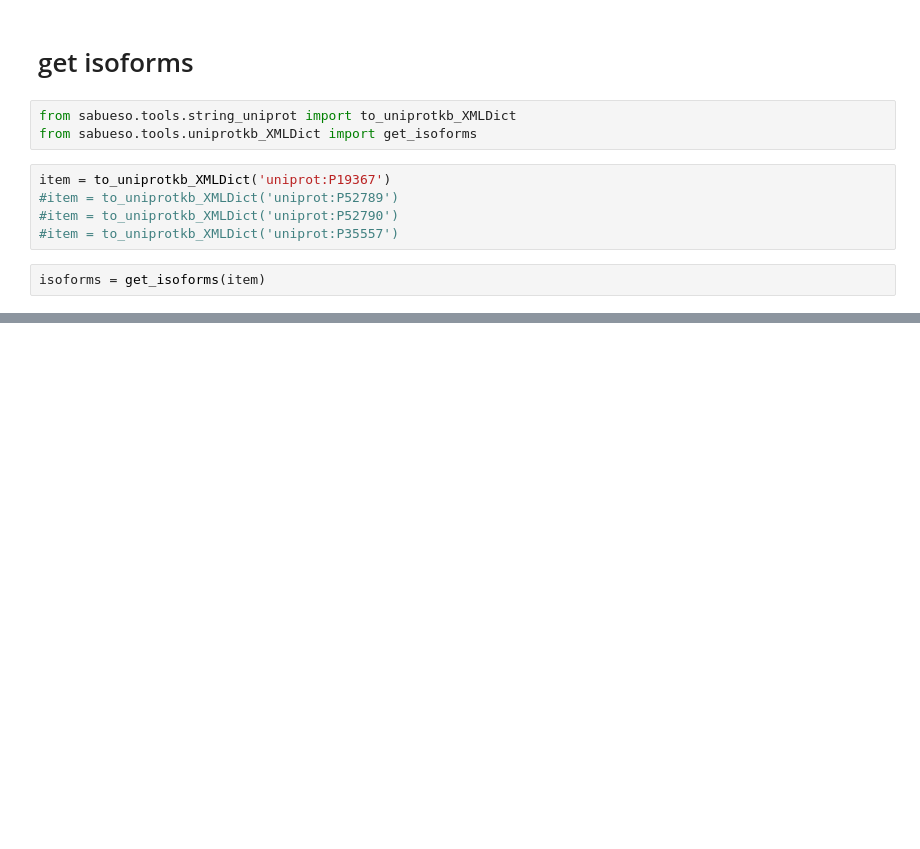
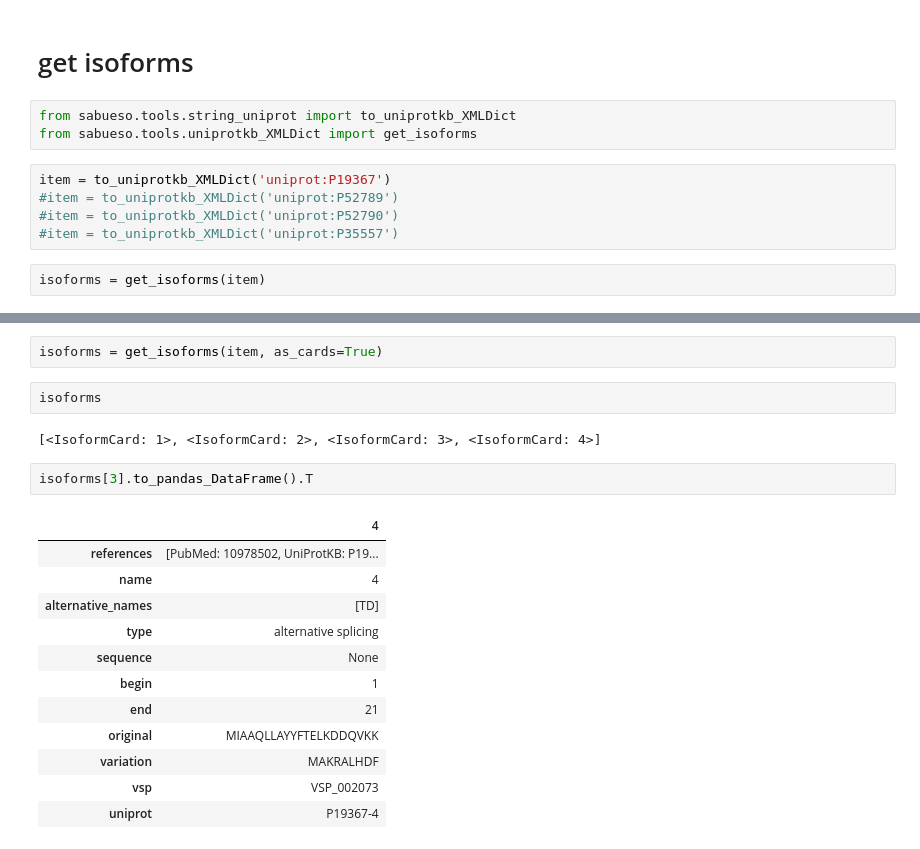
Before and after one commit to uibcdf/Sabueso_old, a Jupyter notebook: docs/contents/tools/uniprotkb_XMLDict/get_isoforms.ipynb, the cells around one changed output, grey strips where cells are left out. Drawn from its saved outputs; the diff is of its cells as text; blank space fills up the shorter version.

```diff
--- a/docs/contents/tools/uniprotkb_XMLDict/get_isoforms.ipynb
+++ b/docs/contents/tools/uniprotkb_XMLDict/get_isoforms.ipynb
@@ -35,0 +36,21 @@ isoforms
+# %%
+isoforms = get_isoforms(item, as_cards=True)
+# %%
+isoforms
+# %% [output]
+[<IsoformCard: 1>, <IsoformCard: 2>, <IsoformCard: 3>, <IsoformCard: 4>]
+# %%
+isoforms[3].to_pandas_DataFrame().T
+# %% [output]
+|  | 4 |
+| references | [PubMed: 10978502, UniProtKB: P19... |
+| name | 4 |
+| alternative_names | [TD] |
+| type | alternative splicing |
+| sequence | None |
+| begin | 1 |
+| end | 21 |
+| original | MIAAQLLAYYFTELKDDQVKK |
+| variation | MAKRALHDF |
+| vsp | VSP_002073 |
+| uniprot | P19367-4 |
```
Also changed, not shown: parts of 1 cell of this notebook, 30 other files.
